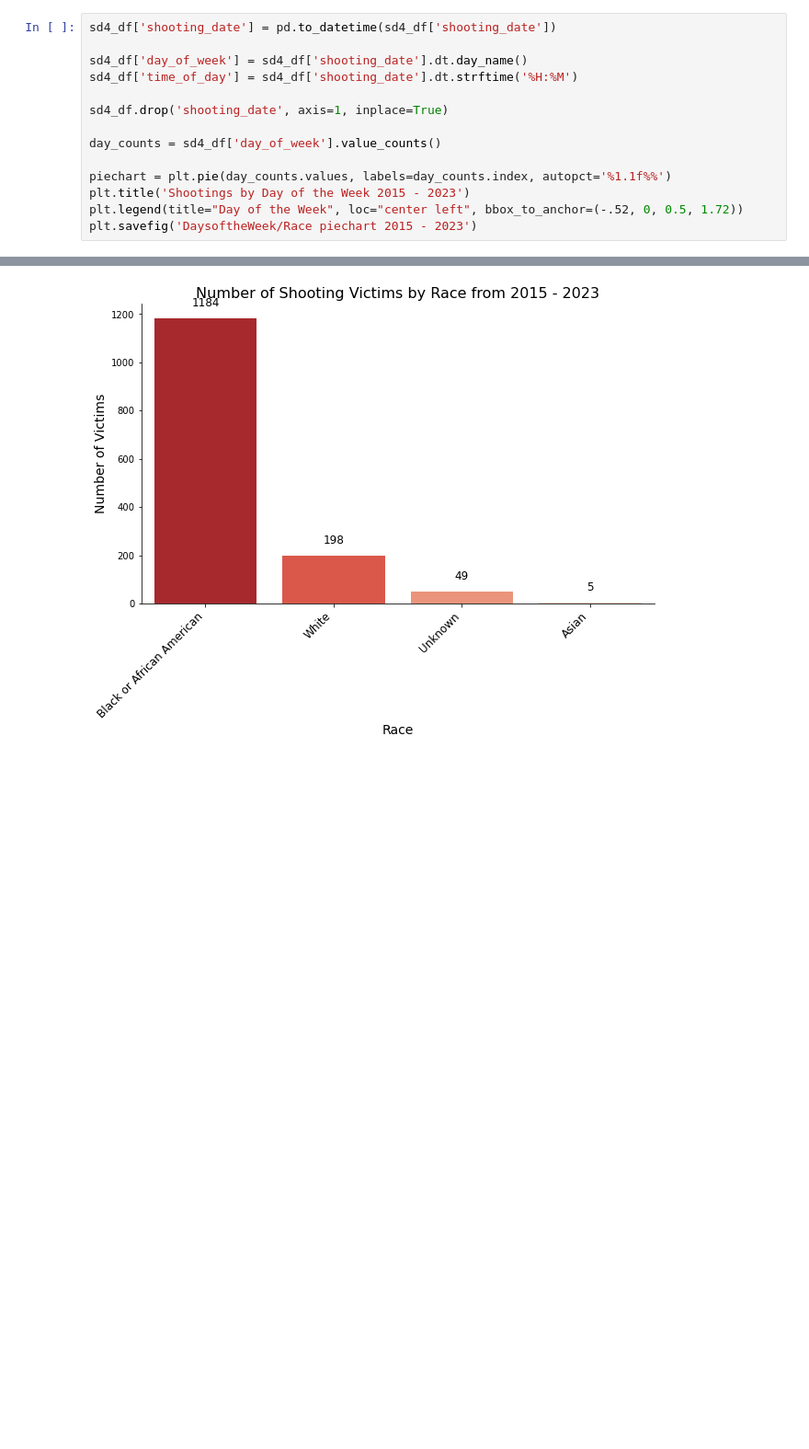
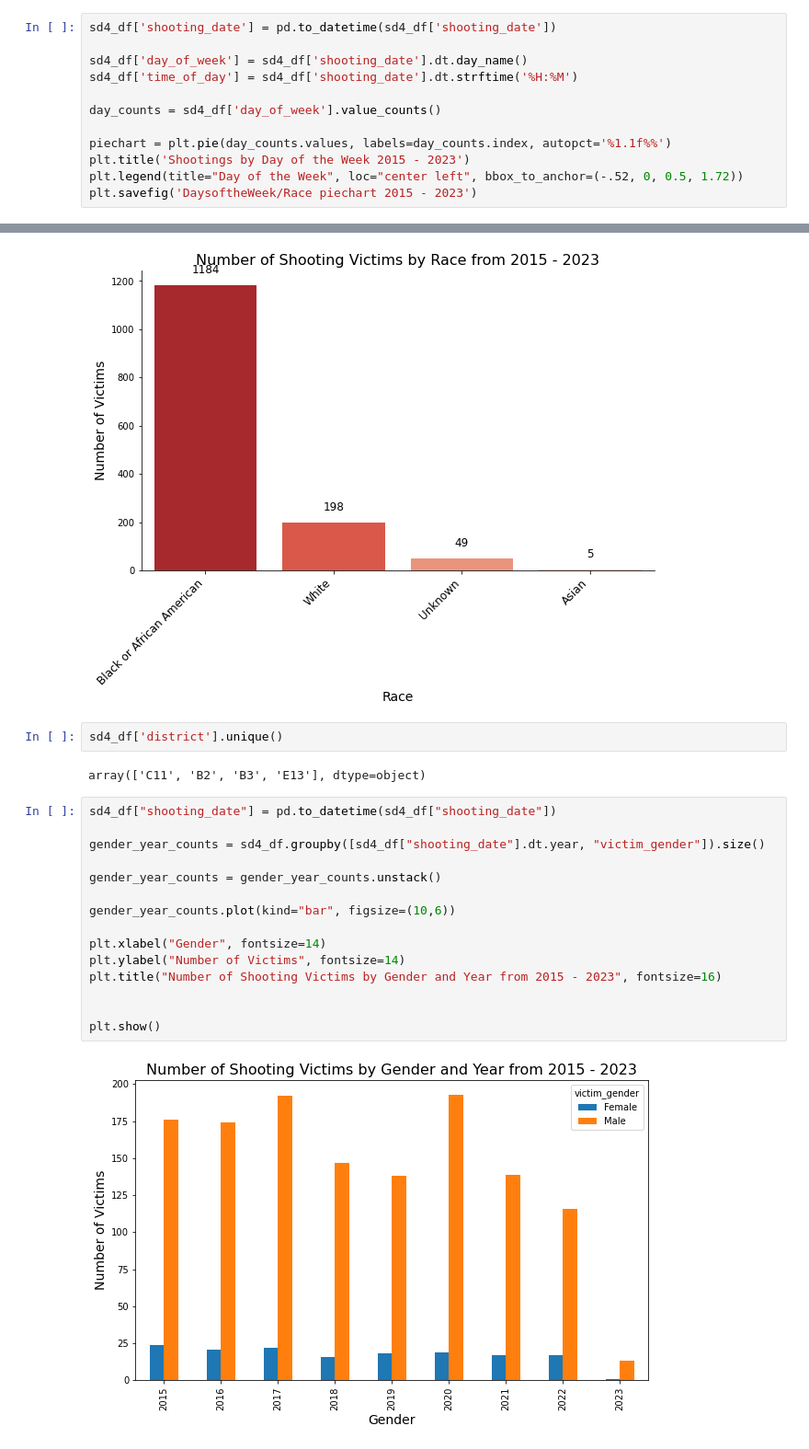
Before and after one commit to BU-Spark/ds-councilor-worrell-gun-violence, a Jupyter notebook: spring23-team-4/deliverables/gun_violence_PatW.ipynb, the cells around one changed output, grey strips where cells are left out. Shown at 92% size. Saved outputs shown, nothing was run; the diff lists cells and outputs as text; blank space fills up the shorter version.

Commit message:
Other graphs added

```diff
--- a/spring23-team-4/deliverables/gun_violence_PatW.ipynb
+++ b/spring23-team-4/deliverables/gun_violence_PatW.ipynb
@@ -490,8 +459,6 @@ sd4_df['shooting_date'] = pd.to_datetime(sd4_df['shooting_date'])
 
 sd4_df['day_of_week'] = sd4_df['shooting_date'].dt.day_name()
 sd4_df['time_of_day'] = sd4_df['shooting_date'].dt.strftime('%H:%M')
-
-sd4_df.drop('shooting_date', axis=1, inplace=True)
 
 day_counts = sd4_df['day_of_week'].value_counts()
 
@@ -703,3 +670,24 @@ sns.despine()
 plt.savefig('Gender/Gender barchart for 2015 - 2023')
 # %% [output]
 [figure]
+# %%
+sd4_df['district'].unique()
+# %% [output]
+array(['C11', 'B2', 'B3', 'E13'], dtype=object)
+# %%
+sd4_df["shooting_date"] = pd.to_datetime(sd4_df["shooting_date"])
+
+gender_year_counts = sd4_df.groupby([sd4_df["shooting_date"].dt.year, "victim_gender"]).size()
+
+gender_year_counts = gender_year_counts.unstack()
+
+gender_year_counts.plot(kind="bar", figsize=(10,6))
+
+plt.xlabel("Gender", fontsize=14)
+plt.ylabel("Number of Victims", fontsize=14)
+plt.title("Number of Shooting Victims by Gender and Year from 2015 - 2023", fontsize=16)
+
+
+plt.show()
+# %% [output]
+[figure, added]
```
Also changed, not shown: parts of 11 cells of this notebook, 1 other file.
